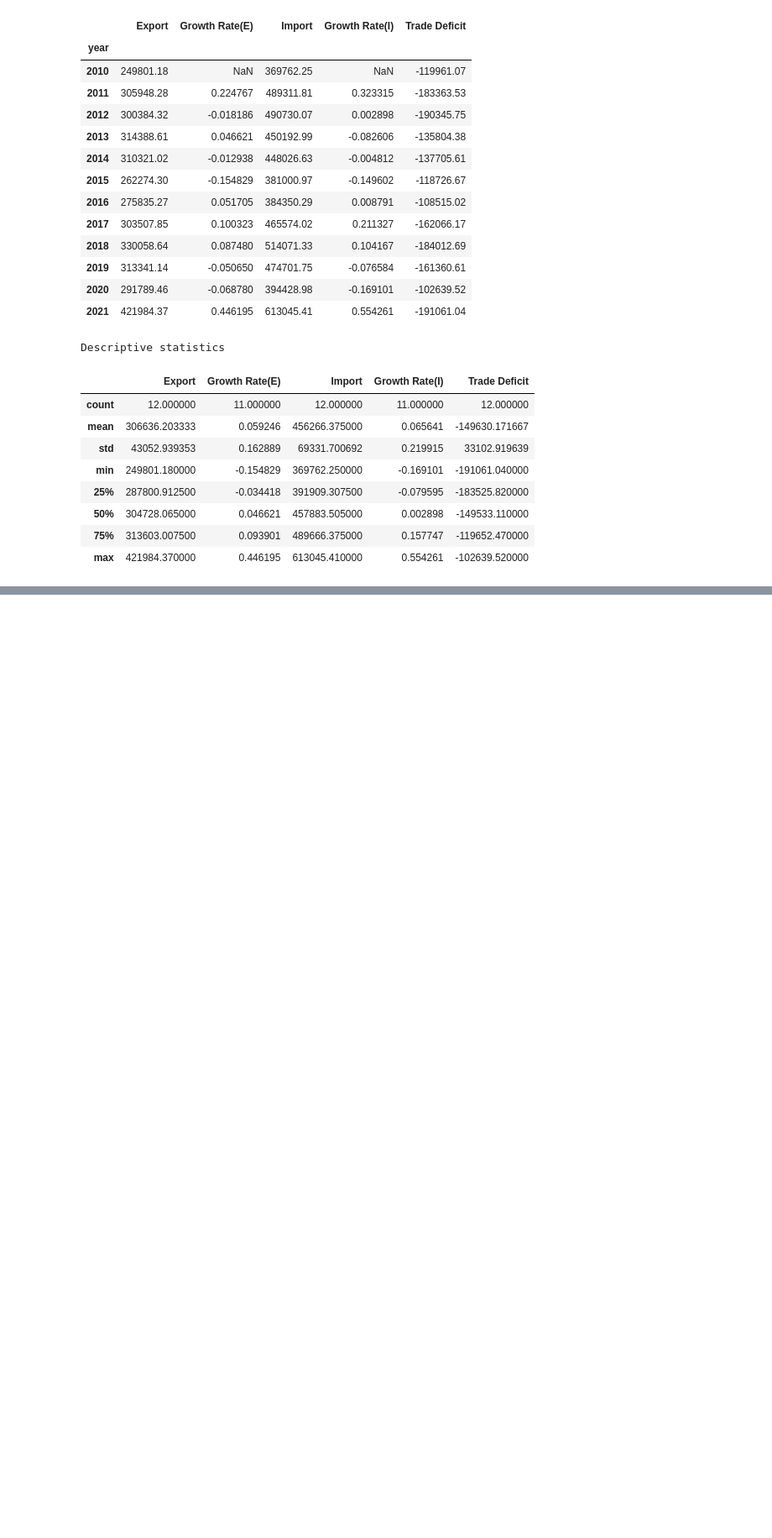
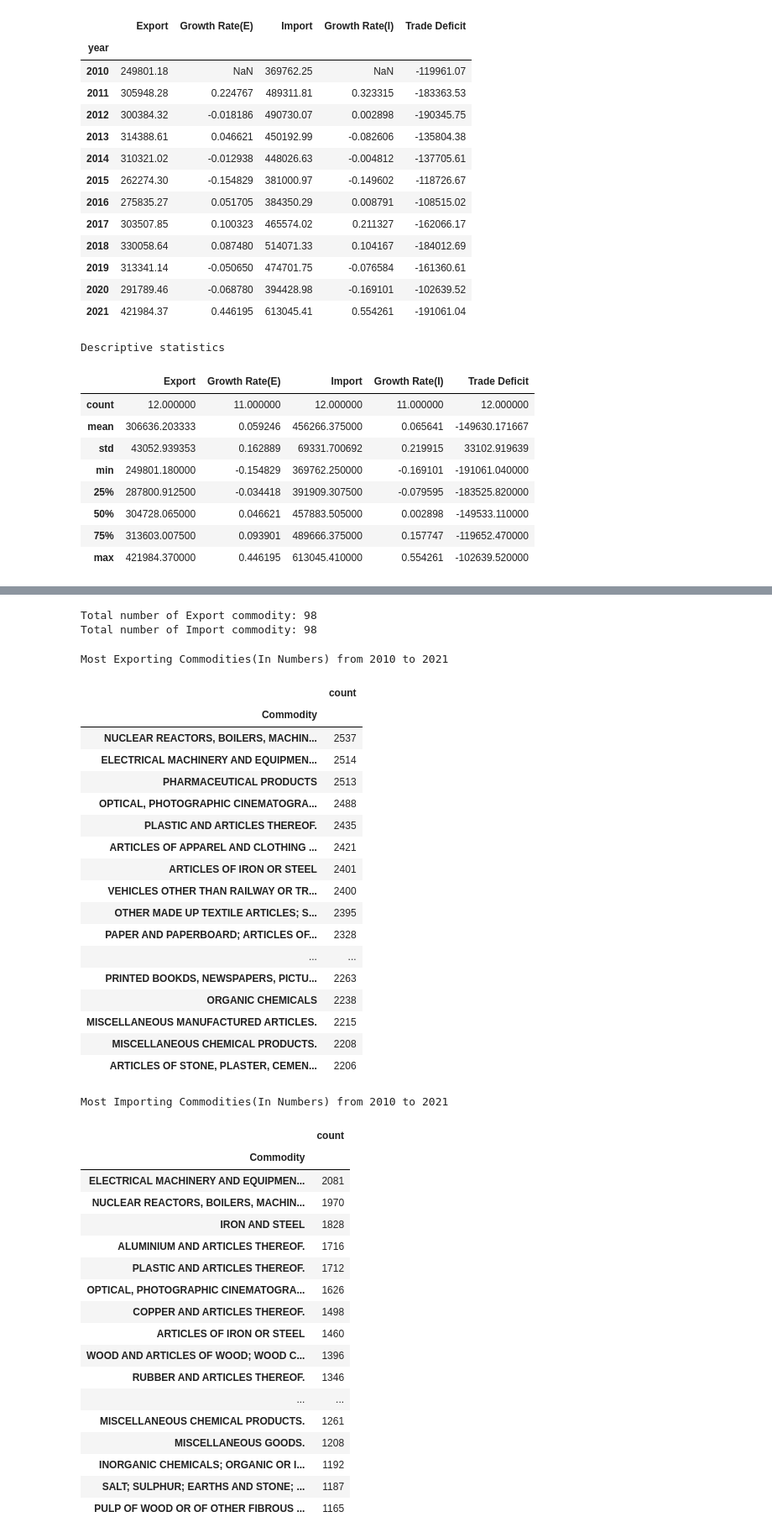
Before and after one commit to VirajBhagiya/Exploratory-data-analysis, a Jupyter notebook: Trade/Trade_2010-2021.ipynb, the cells around one changed output, grey strips where cells are left out. Shown at 84% size. Saved outputs shown, nothing was run; the diff lists cells and outputs as text; code cells hidden in the pictures; blank space fills up the shorter version.

```diff
--- a/Trade/Trade_2010-2021.ipynb
+++ b/Trade/Trade_2010-2021.ipynb
@@ -260,3 +260,56 @@ fig = go.Figure(data = [trace1,trace2,trace3], layout=layout)
 fig.show()
 # %% [output]
 [interactive output not drawn]
+# %%
+print('Total number of Export commodity:', data_exp['Commodity'].nunique())
+print('Total number of Import commodity:', data_imp['Commodity'].nunique())
+# %% [output]
+Total number of Export commodity: 98
+Total number of Import commodity: 98
+# %%
+print('Most Exporting Commodities(In Numbers) from 2010 to 2021\n')
+display(pd.DataFrame(data_exp['Commodity'].value_counts().head(20)))
+
+print('\n')
+
+print('Most Importing Commodities(In Numbers) from 2010 to 2021\n')
+display(pd.DataFrame(data_imp['Commodity'].value_counts().head(20)))
+# %% [output]
+Most Exporting Commodities(In Numbers) from 2010 to 2021
+|  | count |
+| Commodity |  |
+| NUCLEAR REACTORS, BOILERS, MACHIN... | 2537 |
+| ELECTRICAL MACHINERY AND EQUIPMEN... | 2514 |
+| PHARMACEUTICAL PRODUCTS | 2513 |
+| OPTICAL, PHOTOGRAPHIC CINEMATOGRA... | 2488 |
+| PLASTIC AND ARTICLES THEREOF. | 2435 |
+| ARTICLES OF APPAREL AND CLOTHING ... | 2421 |
+| ARTICLES OF IRON OR STEEL | 2401 |
+| VEHICLES OTHER THAN RAILWAY OR TR... | 2400 |
+| OTHER MADE UP TEXTILE ARTICLES; S... | 2395 |
+| PAPER AND PAPERBOARD; ARTICLES OF... | 2328 |
+| ... | ... |
+| PRINTED BOOKDS, NEWSPAPERS, PICTU... | 2263 |
+| ORGANIC CHEMICALS | 2238 |
+| MISCELLANEOUS MANUFACTURED ARTICLES. | 2215 |
+| MISCELLANEOUS CHEMICAL PRODUCTS. | 2208 |
+| ARTICLES OF STONE, PLASTER, CEMEN... | 2206 |
+Most Importing Commodities(In Numbers) from 2010 to 2021
+|  | count |
+| Commodity |  |
+| ELECTRICAL MACHINERY AND EQUIPMEN... | 2081 |
+| NUCLEAR REACTORS, BOILERS, MACHIN... | 1970 |
+| IRON AND STEEL | 1828 |
+| ALUMINIUM AND ARTICLES THEREOF. | 1716 |
+| PLASTIC AND ARTICLES THEREOF. | 1712 |
+| OPTICAL, PHOTOGRAPHIC CINEMATOGRA... | 1626 |
+| COPPER AND ARTICLES THEREOF. | 1498 |
+| ARTICLES OF IRON OR STEEL | 1460 |
+| WOOD AND ARTICLES OF WOOD; WOOD C... | 1396 |
+| RUBBER AND ARTICLES THEREOF. | 1346 |
+| ... | ... |
+| MISCELLANEOUS CHEMICAL PRODUCTS. | 1261 |
+| MISCELLANEOUS GOODS. | 1208 |
+| INORGANIC CHEMICALS; ORGANIC OR I... | 1192 |
+| SALT; SULPHUR; EARTHS AND STONE; ... | 1187 |
+| PULP OF WOOD OR OF OTHER FIBROUS ... | 1165 |
```
Also changed, not shown: parts of 4 cells of this notebook.
